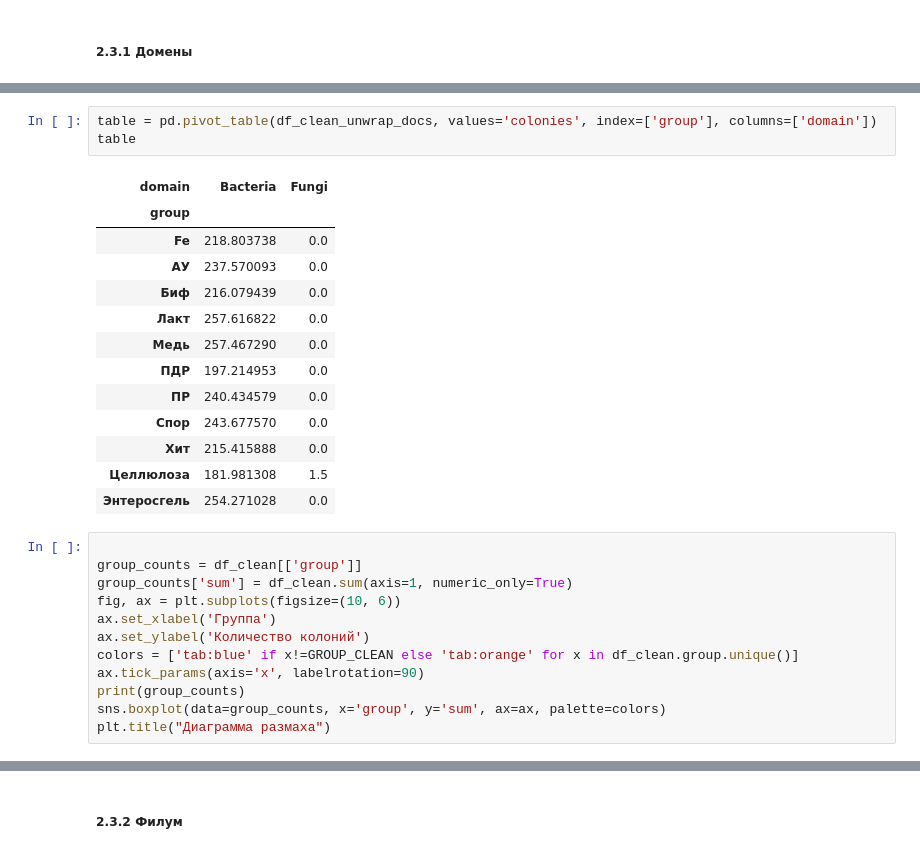
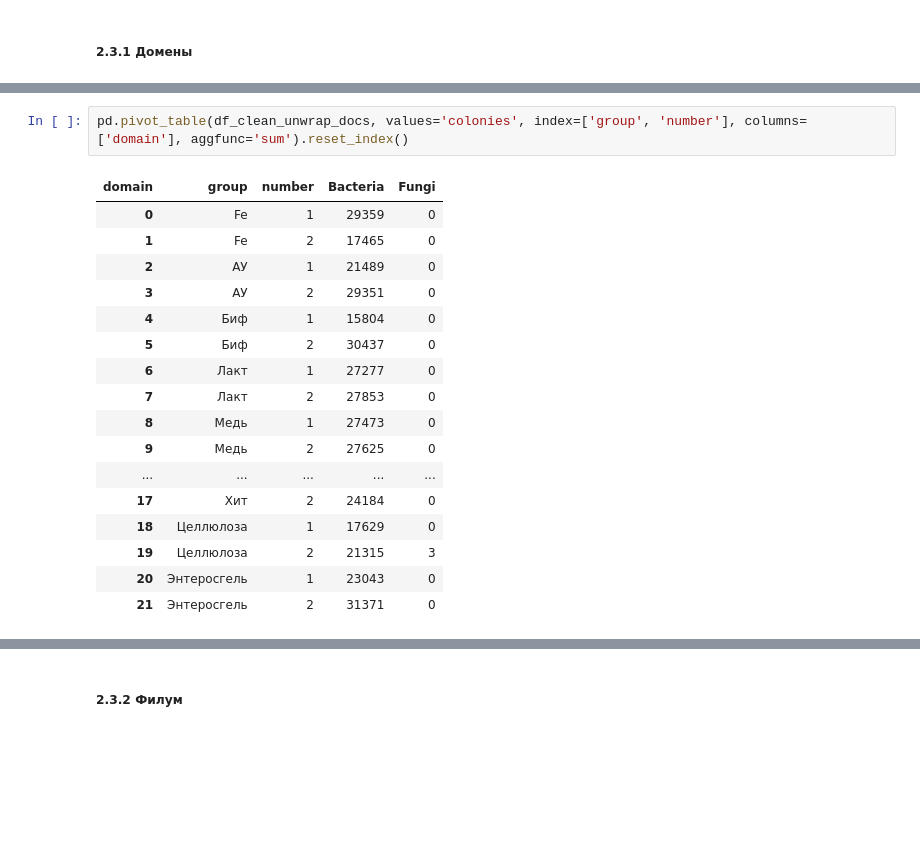
Before and after one commit to innominity/nanomaterials-2025, a Jupyter notebook: src/notebooks/data_analysis.ipynb, the cells around one changed output, grey strips where cells are left out. Cells and saved outputs as stored; diff of their text form; blank space fills up the shorter version.

```diff
--- a/src/notebooks/data_analysis.ipynb
+++ b/src/notebooks/data_analysis.ipynb
@@ -248,29 +221,20 @@ df_clean_unwrap_docs.groupby(by=['group', 'domain'])['colonies'].sum().reset_ind
 # %%
-table = pd.pivot_table(df_clean_unwrap_docs, values='colonies', index=['group'], columns=['domain'])
-table
+pd.pivot_table(df_clean_unwrap_docs, values='colonies', index=['group', 'number'], columns=['domain'], aggfunc='sum').reset_index()
 # %% [output]
-| domain | Bacteria | Fungi |
-| group |  |  |
-| Fe | 218.803738 | 0.0 |
-| АУ | 237.570093 | 0.0 |
-| Биф | 216.079439 | 0.0 |
-| Лакт | 257.616822 | 0.0 |
-| Медь | 257.467290 | 0.0 |
-| ПДР | 197.214953 | 0.0 |
-| ПР | 240.434579 | 0.0 |
-| Спор | 243.677570 | 0.0 |
-| Хит | 215.415888 | 0.0 |
-| Целлюлоза | 181.981308 | 1.5 |
-| Энтеросгель | 254.271028 | 0.0 |
+| domain | group | number | Bacteria | Fungi |
+| 0 | Fe | 1 | 29359 | 0 |
+| 1 | Fe | 2 | 17465 | 0 |
+| 2 | АУ | 1 | 21489 | 0 |
+| 3 | АУ | 2 | 29351 | 0 |
+| 4 | Биф | 1 | 15804 | 0 |
+| 5 | Биф | 2 | 30437 | 0 |
+| 6 | Лакт | 1 | 27277 | 0 |
+| 7 | Лакт | 2 | 27853 | 0 |
+| 8 | Медь | 1 | 27473 | 0 |
+| 9 | Медь | 2 | 27625 | 0 |
+| ... | ... | ... | ... | ... |
+| 17 | Хит | 2 | 24184 | 0 |
+| 18 | Целлюлоза | 1 | 17629 | 0 |
+| 19 | Целлюлоза | 2 | 21315 | 3 |
+| 20 | Энтеросгель | 1 | 23043 | 0 |
+| 21 | Энтеросгель | 2 | 31371 | 0 |
-# %%
-
-group_counts = df_clean[['group']]
-group_counts['sum'] = df_clean.sum(axis=1, numeric_only=True)
-fig, ax = plt.subplots(figsize=(10, 6))
-ax.set_xlabel('Группа')
-ax.set_ylabel('Количество колоний')
-colors = ['tab:blue' if x!=GROUP_CLEAN else 'tab:orange' for x in df_clean.group.unique()]
-ax.tick_params(axis='x', labelrotation=90)
-print(group_counts)
-sns.boxplot(data=group_counts, x='group', y='sum', ax=ax, palette=colors)
-plt.title("Диаграмма размаха")
```
Also changed, not shown: parts of 20 cells of this notebook, 5 other files.
